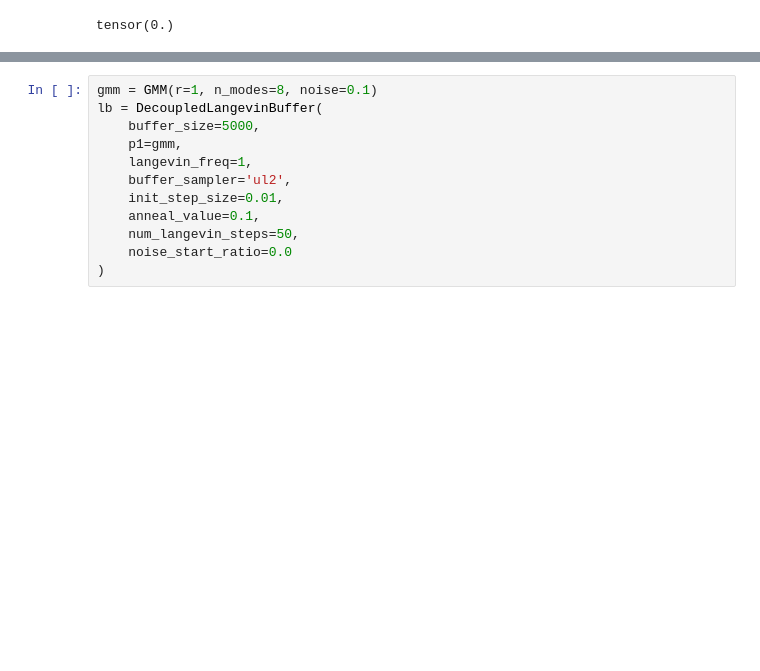
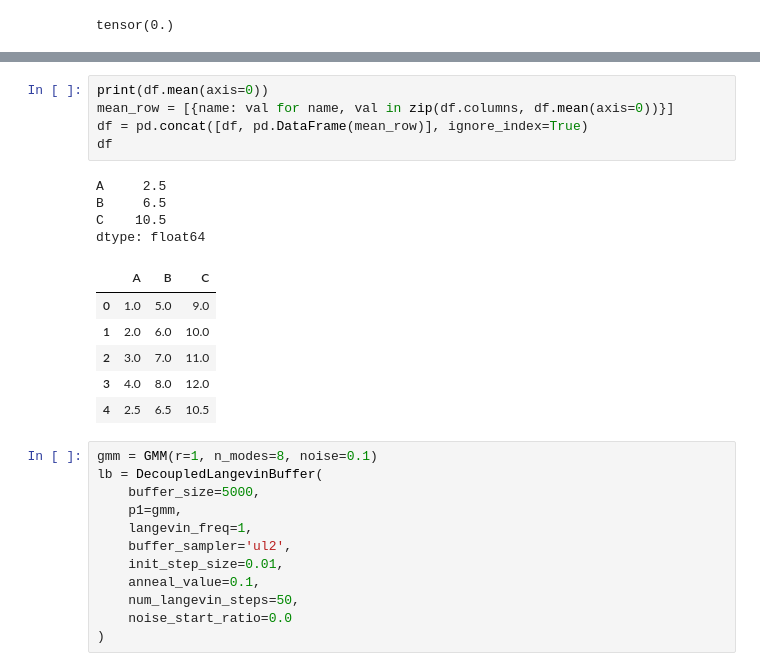
Before and after one commit to mmacosha/d2e-stochastic-dynamics, a Jupyter notebook: notebooks/sb-benchmark.ipynb, the cells around one changed output, grey strips where cells are left out. Drawn from its saved outputs; the diff is of its cells as text; blank space fills up the shorter version.

```diff
--- a/notebooks/sb-benchmark.ipynb
+++ b/notebooks/sb-benchmark.ipynb
@@ -55,3 +124,19 @@ tensor(0.)
+# %%
+print(df.mean(axis=0))
+mean_row = [{name: val for name, val in zip(df.columns, df.mean(axis=0))}]
+df = pd.concat([df, pd.DataFrame(mean_row)], ignore_index=True)
+df
+# %% [output]
+A     2.5
+B     6.5
+C    10.5
+dtype: float64
+|  | A | B | C |
+| 0 | 1.0 | 5.0 | 9.0 |
+| 1 | 2.0 | 6.0 | 10.0 |
+| 2 | 3.0 | 7.0 | 11.0 |
+| 3 | 4.0 | 8.0 | 12.0 |
+| 4 | 2.5 | 6.5 | 10.5 |
 # %%
 gmm = GMM(r=1, n_modes=8, noise=0.1)
 lb = DecoupledLangevinBuffer(
```
Also changed, not shown: parts of 8 cells of this notebook, 48 other files.
